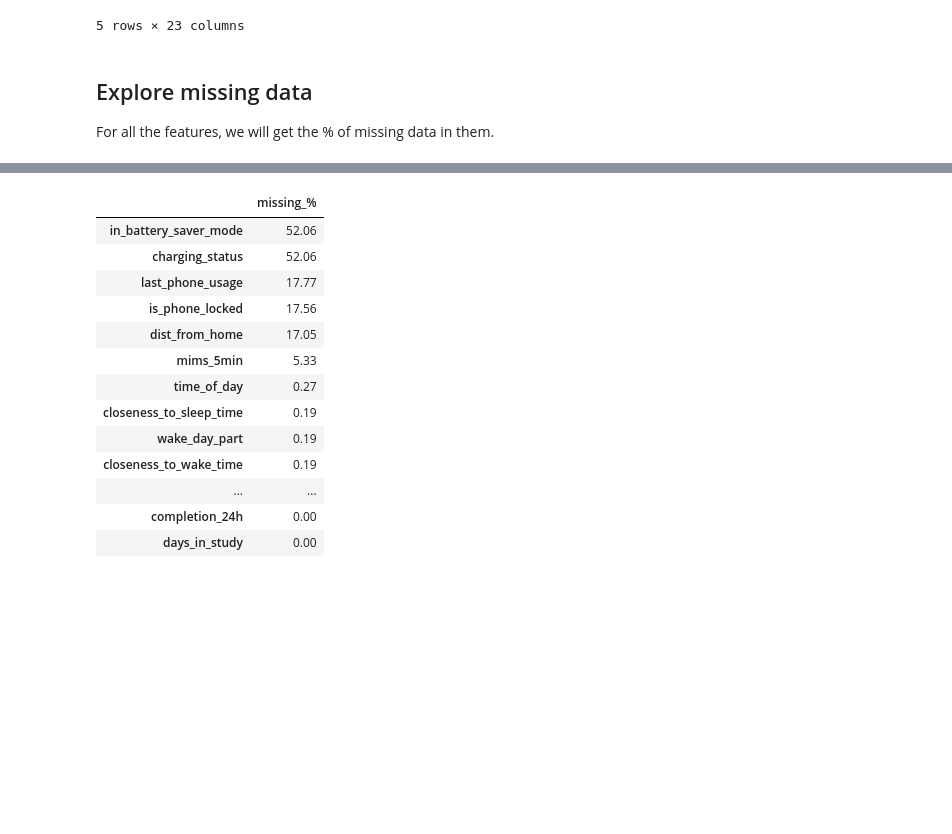
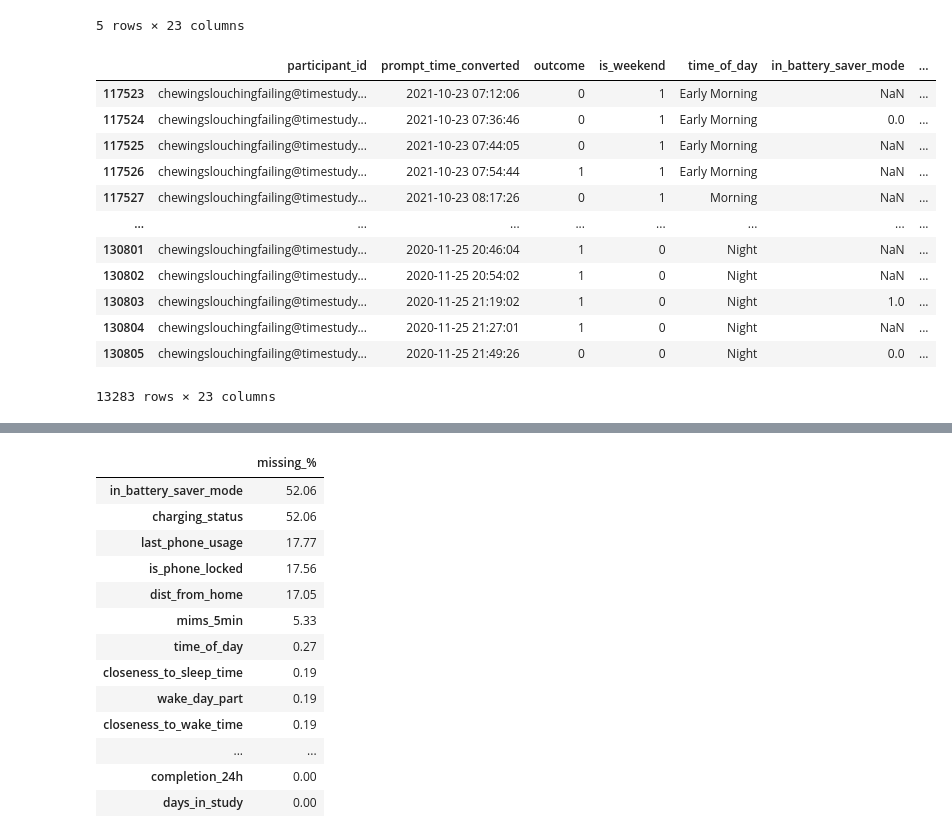
Before and after one commit to adityaponnada/real_time_prompting, a Jupyter notebook: feature_selection_normalization.ipynb, the cells around one changed output, grey strips where cells are left out. Drawn from its saved outputs; the diff is of its cells as text; code cells hidden in the pictures; blank space fills up the shorter version.

```diff
--- a/feature_selection_normalization.ipynb
+++ b/feature_selection_normalization.ipynb
@@ -31,6 +31,21 @@ Raw feature DataFrame shape: (1087353, 23)
 | 3 | arrivejanitoruniformly@timestudy_com | 2021-10-23 00:54:02 | 1 | 1 | Late Night | NaN | ... |
 | 4 | arrivejanitoruniformly@timestudy_com | 2021-10-23 03:09:03 | 1 | 1 | Late Night | NaN | ... |
 5 rows × 23 columns
-# %% [markdown]
-## Explore missing data
-For all the features, we will get the % of missing data in them.
+# %%
+test_pid = 'chewingslouchingfailing@timestudy_com'
+df_user = raw_feature_df[raw_feature_df['participant_id'] == test_pid].copy()
+df_user
+# %% [output]
+|  | participant_id | prompt_time_converted | outcome | is_weekend | time_of_day | in_battery_saver_mode | ... |
+| 117523 | chewingslouchingfailing@timestudy... | 2021-10-23 07:12:06 | 0 | 1 | Early Morning | NaN | ... |
+| 117524 | chewingslouchingfailing@timestudy... | 2021-10-23 07:36:46 | 0 | 1 | Early Morning | 0.0 | ... |
+| 117525 | chewingslouchingfailing@timestudy... | 2021-10-23 07:44:05 | 0 | 1 | Early Morning | NaN | ... |
+| 117526 | chewingslouchingfailing@timestudy... | 2021-10-23 07:54:44 | 1 | 1 | Early Morning | NaN | ... |
+| 117527 | chewingslouchingfailing@timestudy... | 2021-10-23 08:17:26 | 0 | 1 | Morning | NaN | ... |
+| ... | ... | ... | ... | ... | ... | ... | ... |
+| 130801 | chewingslouchingfailing@timestudy... | 2020-11-25 20:46:04 | 1 | 0 | Night | NaN | ... |
+| 130802 | chewingslouchingfailing@timestudy... | 2020-11-25 20:54:02 | 1 | 0 | Night | NaN | ... |
+| 130803 | chewingslouchingfailing@timestudy... | 2020-11-25 21:19:02 | 1 | 0 | Night | 1.0 | ... |
+| 130804 | chewingslouchingfailing@timestudy... | 2020-11-25 21:27:01 | 1 | 0 | Night | NaN | ... |
+| 130805 | chewingslouchingfailing@timestudy... | 2020-11-25 21:49:26 | 0 | 0 | Night | 0.0 | ... |
+13283 rows × 23 columns
```
Also changed, not shown: parts of 15 cells of this notebook, 2 other files.
